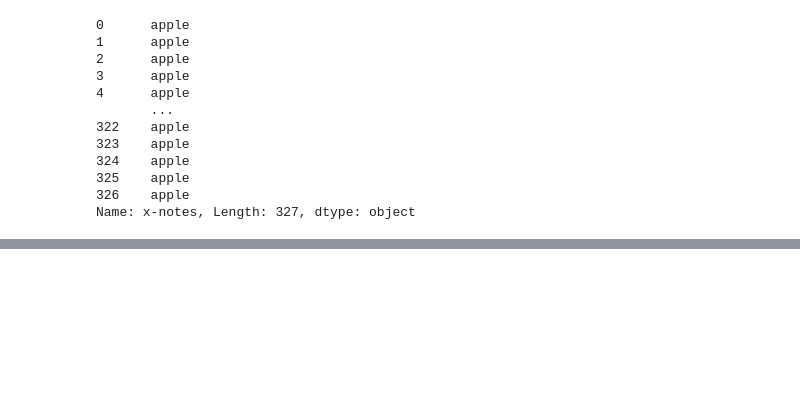
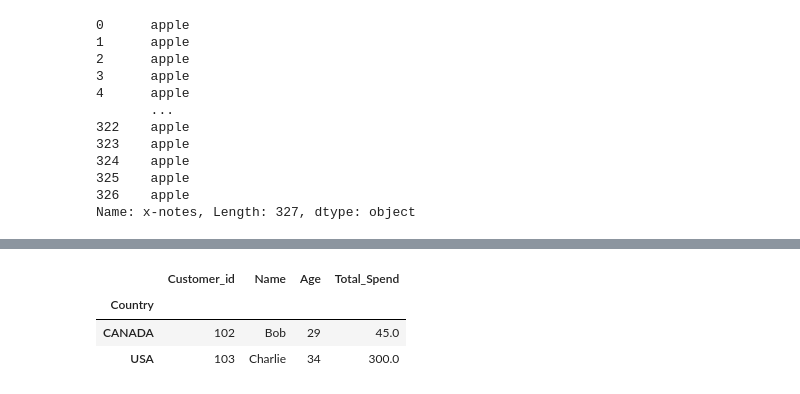
Before and after one commit to kshitij-commit/DataScience, a Jupyter notebook: 03_pandas/03_advanced-pandas.ipynb, the cells around one changed output, grey strips where cells are left out. Cells and saved outputs as stored; diff of their text form; code cells hidden in the pictures; blank space fills up the shorter version.

```diff
--- a/03_pandas/03_advanced-pandas.ipynb
+++ b/03_pandas/03_advanced-pandas.ipynb
@@ -156,0 +199,2 @@ Name: x-notes, Length: 327, dtype: object
+# %%
+g =customer_data.groupby("Country")
@@ -156,0 +224,7 @@ Name: x-notes, Length: 327, dtype: object
+# %%
+g.max()
+# %% [output]
+|  | Customer_id | Name | Age | Total_Spend |
+| Country |  |  |  |  |
+| CANADA | 102 | Bob | 29 | 45.0 |
+| USA | 103 | Charlie | 34 | 300.0 |
```
Also changed, not shown: parts of 11 cells of this notebook.
